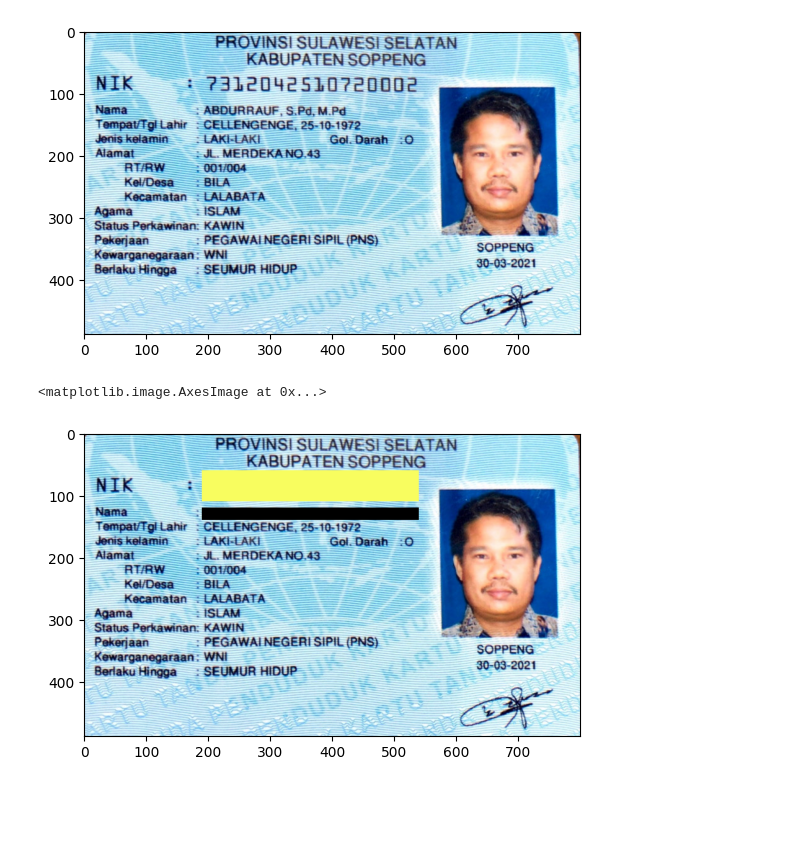
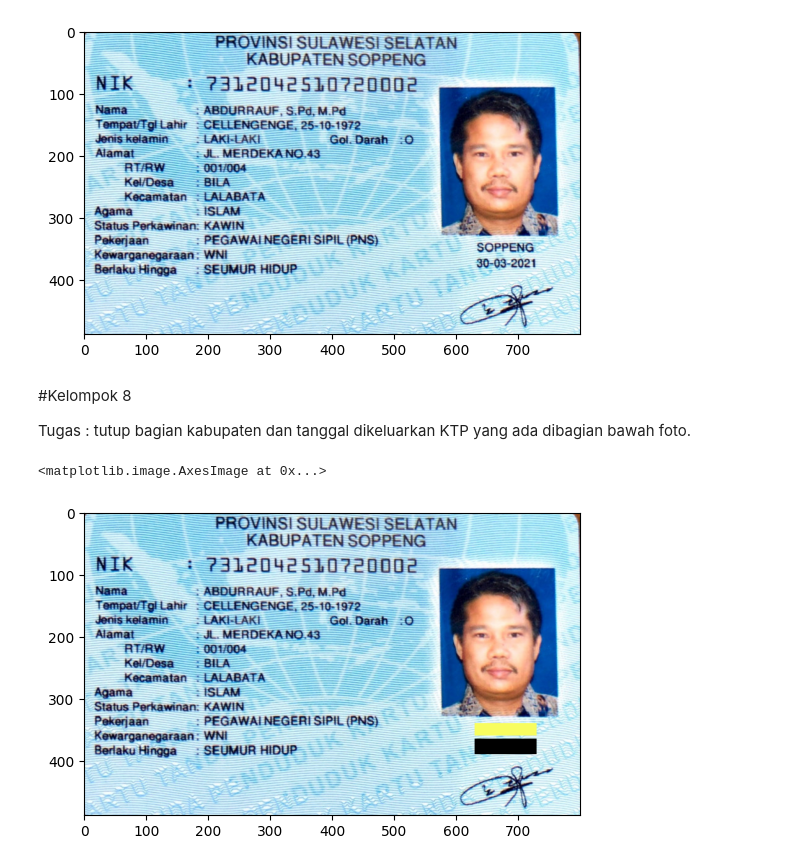
Before and after one commit to gabrieldimas/pcvk-study-2023, a Jupyter notebook: Week1.ipynb, the cells around one changed output. Cells and saved outputs as stored; diff of their text form; code cells hidden in the pictures; blank space fills up the shorter version.

```diff
--- a/Week1.ipynb
+++ b/Week1.ipynb
@@ -168,14 +168,19 @@ plt.imshow(image_ktp)
 # %% [output]
 <matplotlib.image.AxesImage at 0x...>
 [figure]
+# %% [markdown]
+#Kelompok 8
+
+Tugas : tutup bagian kabupaten
+dan tanggal dikeluarkan KTP yang ada dibagian bawah foto.
 # %%
 color_yellow = (248,253,95)
 color_black = (0,0,0)
 
-image_ktp[60:110,190:540] = color_yellow
-image_ktp[120:140,190:540] = color_black
+image_ktp[340:360,630:730] = color_yellow
+image_ktp[365:390,630:730] = color_black
 
 plt.imshow(image_ktp)
 # %% [output]
 <matplotlib.image.AxesImage at 0x...>
-[figure, old version]
+[figure, new version]
```
Also changed, not shown: parts of 7 cells of this notebook.
